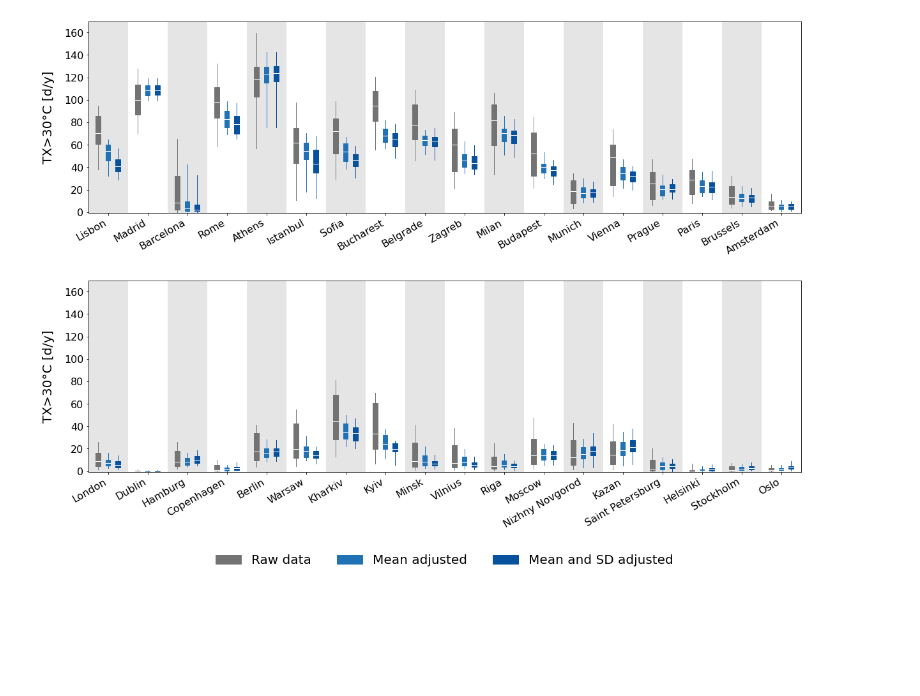
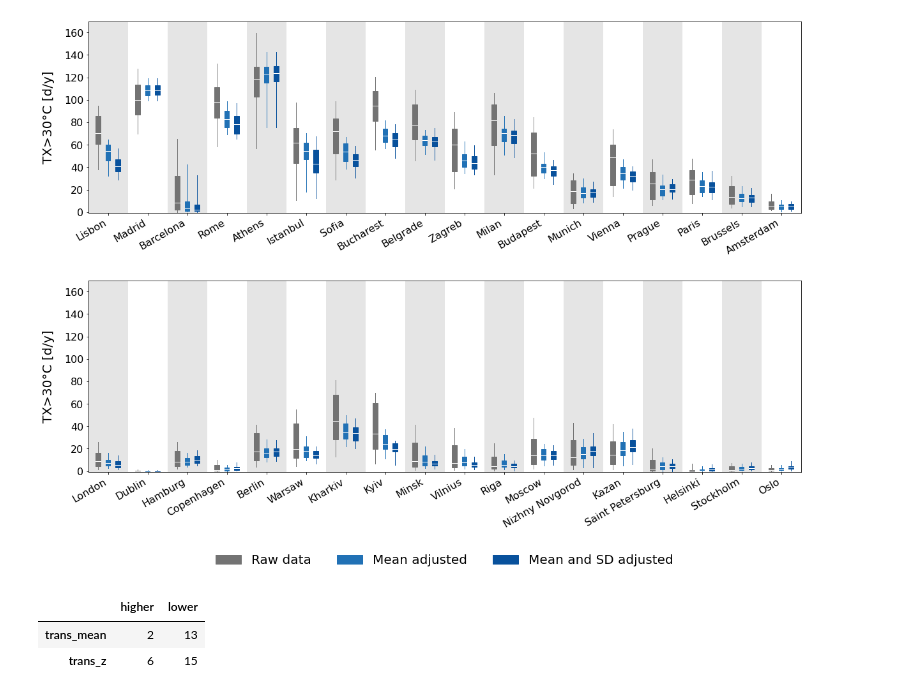
Before and after one commit to schwings-clemens/ambient-heat-european-cities, a Jupyter notebook: Scripts3_Plot/Plot_FigS6_maps_ThrExc-ztrans_EURO-CORDEX.ipynb, the cells around one changed output. Saved outputs shown, nothing was run; the diff lists cells and outputs as text; code cells hidden in the pictures; blank space fills up the shorter version.

```diff
--- a/Scripts3_Plot/Plot_FigS6_maps_ThrExc-ztrans_EURO-CORDEX.ipynb
+++ b/Scripts3_Plot/Plot_FigS6_maps_ThrExc-ztrans_EURO-CORDEX.ipynb
@@ -228,3 +228,9 @@ plt.savefig(dir_fig + fig_name + 'Boxplots_ThrExc-ztrans_' + HSI + '_dEMT' + EMT
             bbox_inches='tight', dpi=300)
 # %% [output]
 [figure]
+# %%
+sign_coll
+# %% [output]
+|  | higher | lower |
+| trans_mean | 2 | 13 |
+| trans_z | 6 | 15 |
```
Also changed, not shown: 1 other file.
